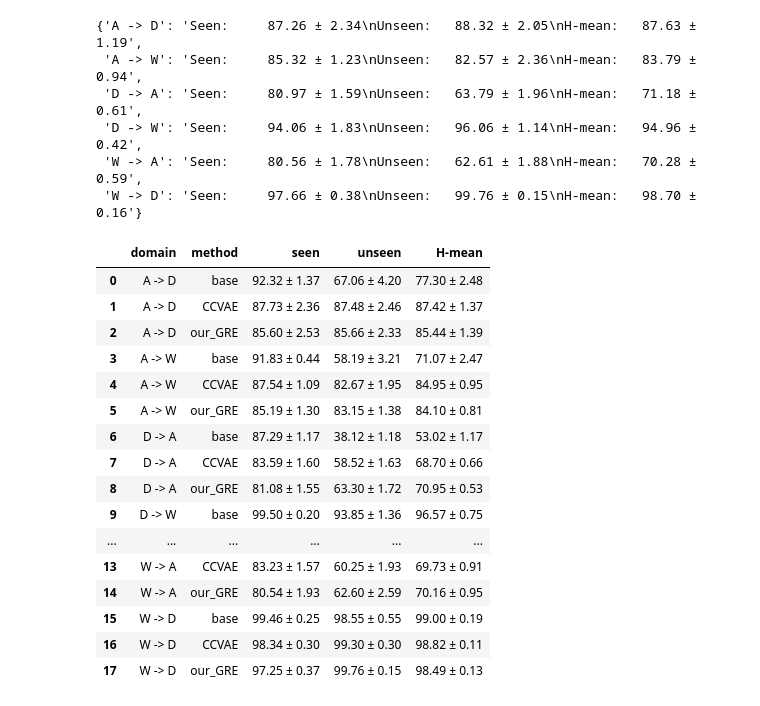
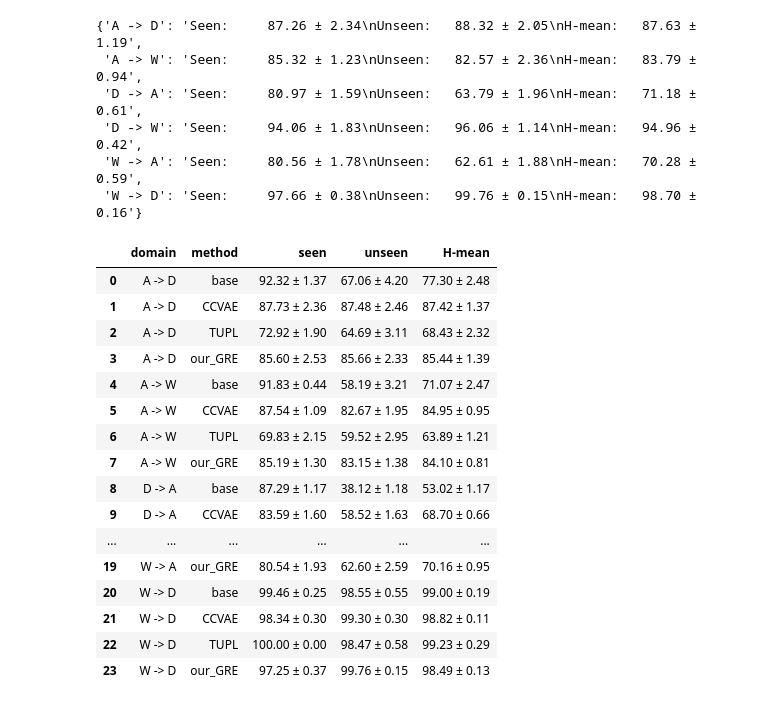
Before and after one commit to abolfazlasad/changeDomainNotebooks, a Jupyter notebook: notebooks/effective-gzsda/gzsda/refactored-office31.ipynb, the cells around one changed output. Saved outputs shown, nothing was run; the diff lists cells and outputs as text; code cells hidden in the pictures.

Commit message:
[notebook][effective-gzsda][gzsda] Add TUPL implementation and compare it on Office, Xray, and ActionStyle

```diff
--- a/notebooks/effective-gzsda/gzsda/refactored-office31.ipynb
+++ b/notebooks/effective-gzsda/gzsda/refactored-office31.ipynb
@@ -49,12 +50,14 @@ base = "base"
 CCVAE = "CCVAE"
 our0 = "our0"
 our_GRE = "our_GRE"
+tupl = "TUPL"
 
 # clear last result
 # result.pop(base, None)
 # result.pop(CCVAE, None)
 # result.pop(our0, None)
 # result.pop(our_GRE, None)
+# result.pop(tupl, None)
 # %% [markdown]
 ## Base
 # %%
@@ -170,3 +175,25 @@ if our_GRE not in result:
+# %%
+def main_tupl(args):
+    set_seed(args)
+
+    device = torch.device('cuda' if torch.cuda.is_available() else 'cpu')
+
+    acc_s, acc_u, h = run_tupl(
+        data_root="./data/",
+        dataset="office31",
+        source=args.sourceDomainIndex,
+        target=args.targetDomainIndex,
+        trial=args.trialIndex,
+        seed=args.seed,
+        device=device,
+        quiet=True,
+        return_model=False,
+    )
+    print('seen acc:{:2.4f}, unseen acc:{:2.4f}, H:{:2.4f}'.format(acc_s / 100, acc_u / 100, h / 100))
+    return None, None, acc_s / 100.0, acc_u / 100.0
+# %%
+if tupl not in result:
+    result[tupl] = run_all_senario(main_tupl, DOMAIN_SET)
 # %% [markdown]
 ## Merge results
 # %%
@@ -185,38 +212,38 @@ result.pop(our0, None)
 # %%
 import pandas as pd
 import re
 
 rows = [(k, m, result[m][k]) for m in result for k in result[m]]
 df = pd.DataFrame(rows, columns=['domain', 'method', 'values'])
 
 def extract_metrics(text):
     matches = dict(re.findall(r'(\w+):\s+([\d.]+\s*±\s*[\d.]+)', text))
     return pd.Series(matches)
 
 df[['seen', 'unseen', 'H-mean']] = df['values'].apply(extract_metrics)
 df = df[['domain', 'method', 'seen', 'unseen', 'H-mean']]
 
 # sort
-df['method'] = pd.Categorical(df['method'], categories=[base, CCVAE, our0, our_GRE], ordered=True)
+df['method'] = pd.Categorical(df['method'], categories=[base, CCVAE, tupl, our0, our_GRE], ordered=True)
 df = df.sort_values(['domain', 'method']).reset_index(drop=True)
 
 df
 # %% [output]
 |  | domain | method | seen | unseen | H-mean |
 | 0 | A -> D | base | 92.32 ± 1.37 | 67.06 ± 4.20 | 77.30 ± 2.48 |
 | 1 | A -> D | CCVAE | 87.73 ± 2.36 | 87.48 ± 2.46 | 87.42 ± 1.37 |
-| 2 | A -> D | our_GRE | 85.60 ± 2.53 | 85.66 ± 2.33 | 85.44 ± 1.39 |
-| 3 | A -> W | base | 91.83 ± 0.44 | 58.19 ± 3.21 | 71.07 ± 2.47 |
-| 4 | A -> W | CCVAE | 87.54 ± 1.09 | 82.67 ± 1.95 | 84.95 ± 0.95 |
-| 5 | A -> W | our_GRE | 85.19 ± 1.30 | 83.15 ± 1.38 | 84.10 ± 0.81 |
-| 6 | D -> A | base | 87.29 ± 1.17 | 38.12 ± 1.18 | 53.02 ± 1.17 |
-| 7 | D -> A | CCVAE | 83.59 ± 1.60 | 58.52 ± 1.63 | 68.70 ± 0.66 |
-| 8 | D -> A | our_GRE | 81.08 ± 1.55 | 63.30 ± 1.72 | 70.95 ± 0.53 |
-| 9 | D -> W | base | 99.50 ± 0.20 | 93.85 ± 1.36 | 96.57 ± 0.75 |
+| 2 | A -> D | TUPL | 72.92 ± 1.90 | 64.69 ± 3.11 | 68.43 ± 2.32 |
+| 3 | A -> D | our_GRE | 85.60 ± 2.53 | 85.66 ± 2.33 | 85.44 ± 1.39 |
+| 4 | A -> W | base | 91.83 ± 0.44 | 58.19 ± 3.21 | 71.07 ± 2.47 |
+| 5 | A -> W | CCVAE | 87.54 ± 1.09 | 82.67 ± 1.95 | 84.95 ± 0.95 |
+| 6 | A -> W | TUPL | 69.83 ± 2.15 | 59.52 ± 2.95 | 63.89 ± 1.21 |
+| 7 | A -> W | our_GRE | 85.19 ± 1.30 | 83.15 ± 1.38 | 84.10 ± 0.81 |
+| 8 | D -> A | base | 87.29 ± 1.17 | 38.12 ± 1.18 | 53.02 ± 1.17 |
+| 9 | D -> A | CCVAE | 83.59 ± 1.60 | 58.52 ± 1.63 | 68.70 ± 0.66 |
 | ... | ... | ... | ... | ... | ... |
-| 13 | W -> A | CCVAE | 83.23 ± 1.57 | 60.25 ± 1.93 | 69.73 ± 0.91 |
-| 14 | W -> A | our_GRE | 80.54 ± 1.93 | 62.60 ± 2.59 | 70.16 ± 0.95 |
-| 15 | W -> D | base | 99.46 ± 0.25 | 98.55 ± 0.55 | 99.00 ± 0.19 |
-| 16 | W -> D | CCVAE | 98.34 ± 0.30 | 99.30 ± 0.30 | 98.82 ± 0.11 |
-| 17 | W -> D | our_GRE | 97.25 ± 0.37 | 99.76 ± 0.15 | 98.49 ± 0.13 |
+| 19 | W -> A | our_GRE | 80.54 ± 1.93 | 62.60 ± 2.59 | 70.16 ± 0.95 |
+| 20 | W -> D | base | 99.46 ± 0.25 | 98.55 ± 0.55 | 99.00 ± 0.19 |
+| 21 | W -> D | CCVAE | 98.34 ± 0.30 | 99.30 ± 0.30 | 98.82 ± 0.11 |
+| 22 | W -> D | TUPL | 100.00 ± 0.00 | 98.47 ± 0.58 | 99.23 ± 0.29 |
+| 23 | W -> D | our_GRE | 97.25 ± 0.37 | 99.76 ± 0.15 | 98.49 ± 0.13 |
 # %%
```
Also changed, not shown: parts of 4 cells of this notebook, 14 other files.
